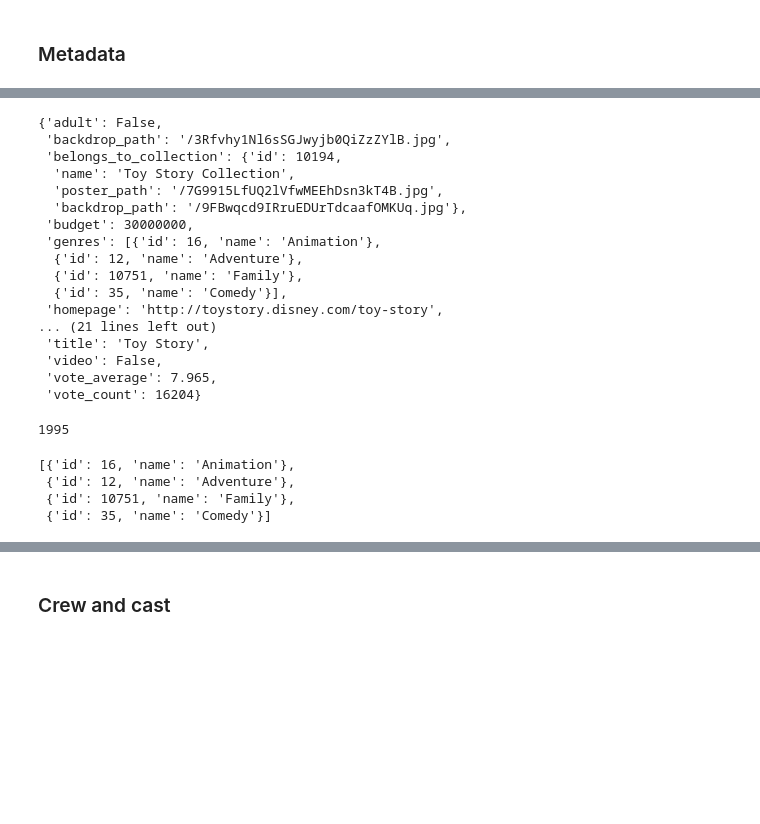
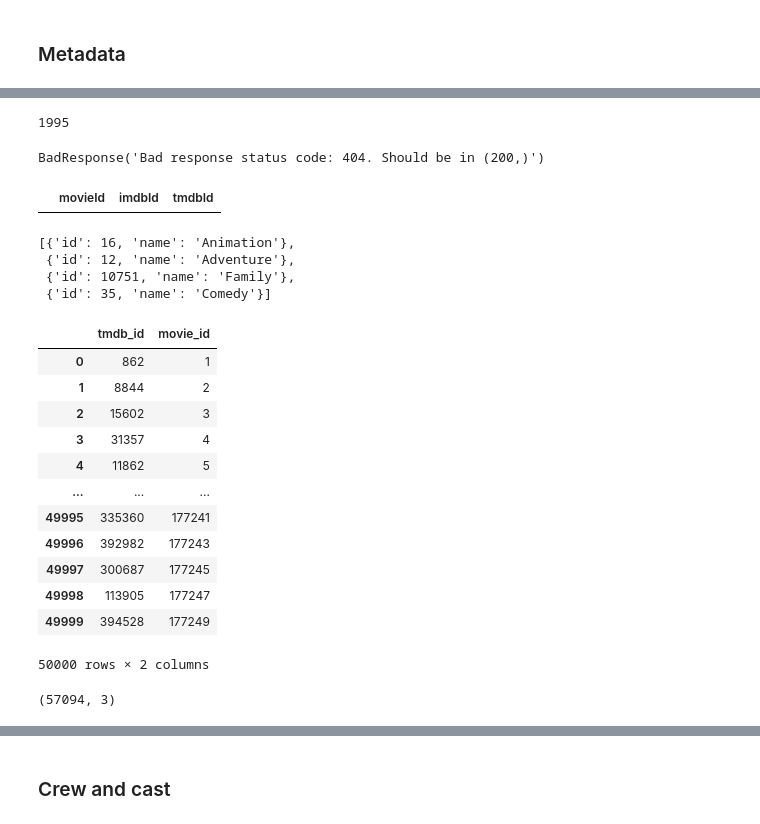
Before and after one commit to dmusaf/GraphDB, a Jupyter notebook: notebook/create_csv.ipynb, the cells around one changed output, grey strips where cells are left out. Cells and saved outputs as stored; diff of their text form; code cells hidden in the pictures; blank space fills up the shorter version.

```diff
--- a/notebook/create_csv.ipynb
+++ b/notebook/create_csv.ipynb
@@ -118,25 +96,9 @@ responses_metadata[20273]["release_date"] = "1995-10-30"
-# %%
-responses_metadata[0]
-# %% [output]
-{'adult': False,
- 'backdrop_path': '/3Rfvhy1Nl6sSGJwyjb0QiZzZYlB.jpg',
- 'belongs_to_collection': {'id': 10194,
-  'name': 'Toy Story Collection',
-  'poster_path': '/7G9915LfUQ2lVfwMEEhDsn3kT4B.jpg',
-  'backdrop_path': '/9FBwqcd9IRruEDUrTdcaafOMKUq.jpg'},
- 'budget': 30000000,
- 'genres': [{'id': 16, 'name': 'Animation'},
-  {'id': 12, 'name': 'Adventure'},
-  {'id': 10751, 'name': 'Family'},
-  {'id': 35, 'name': 'Comedy'}],
- 'homepage': 'http://toystory.disney.com/toy-story',
-... (21 lines left out)
- 'title': 'Toy Story',
- 'video': False,
- 'vote_average': 7.965,
- 'vote_count': 16204}
 # %%
 import datetime
 datetime.datetime.strptime('1995-10-30', "%Y-%m-%d").year
 # %% [output]
 1995
+# %%
+responses_metadata.pop(18565)
+# %% [output]
+BadResponse('Bad response status code: 404. Should be in (200,)')
@@ -143,3 +107,7 @@ datetime.datetime.strptime('1995-10-30', "%Y-%m-%d").year
+# %%
+df_links[df_links["movieId"] == 92783]
+# %% [output]
+|  | movieId | imdbId | tmdbId |
 # %%
 responses_metadata[0]["genres"]
 # %% [output]
@@ -147,3 +115,19 @@ responses_metadata[0]["genres"]
  {'id': 12, 'name': 'Adventure'},
  {'id': 10751, 'name': 'Family'},
  {'id': 35, 'name': 'Comedy'}]
+# %%
+df_movies
+# %% [output]
+|  | tmdb_id | movie_id |
+| 0 | 862 | 1 |
+| 1 | 8844 | 2 |
+| 2 | 15602 | 3 |
+| 3 | 31357 | 4 |
+| 4 | 11862 | 5 |
+| ... | ... | ... |
+| 49995 | 335360 | 177241 |
+| 49996 | 392982 | 177243 |
+| 49997 | 300687 | 177245 |
+| 49998 | 113905 | 177247 |
+| 49999 | 394528 | 177249 |
+50000 rows × 2 columns
@@ -149,0 +138,4 @@ responses_metadata[0]["genres"]
+# %%
+df_valid_links.shape
+# %% [output]
+(57094, 3)
```
Also changed, not shown: parts of 12 cells of this notebook, 2 other files.
